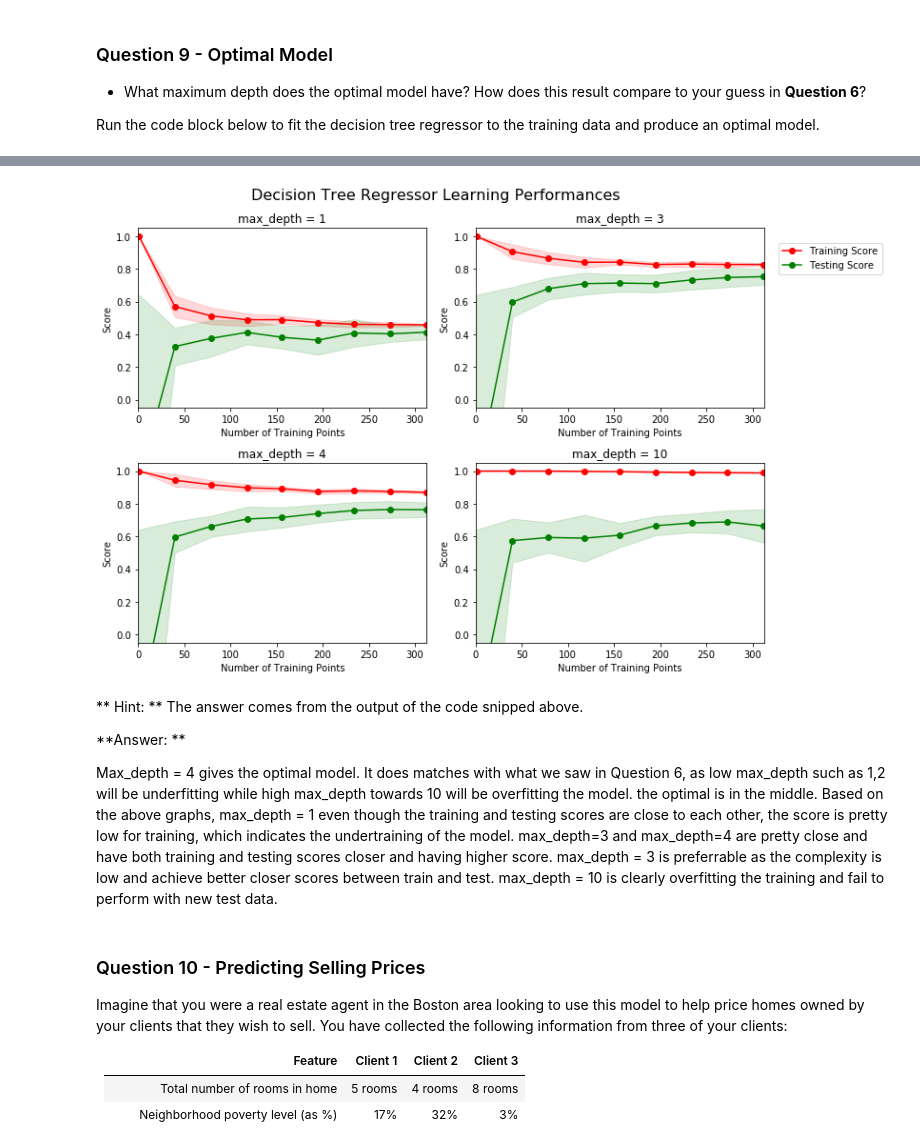
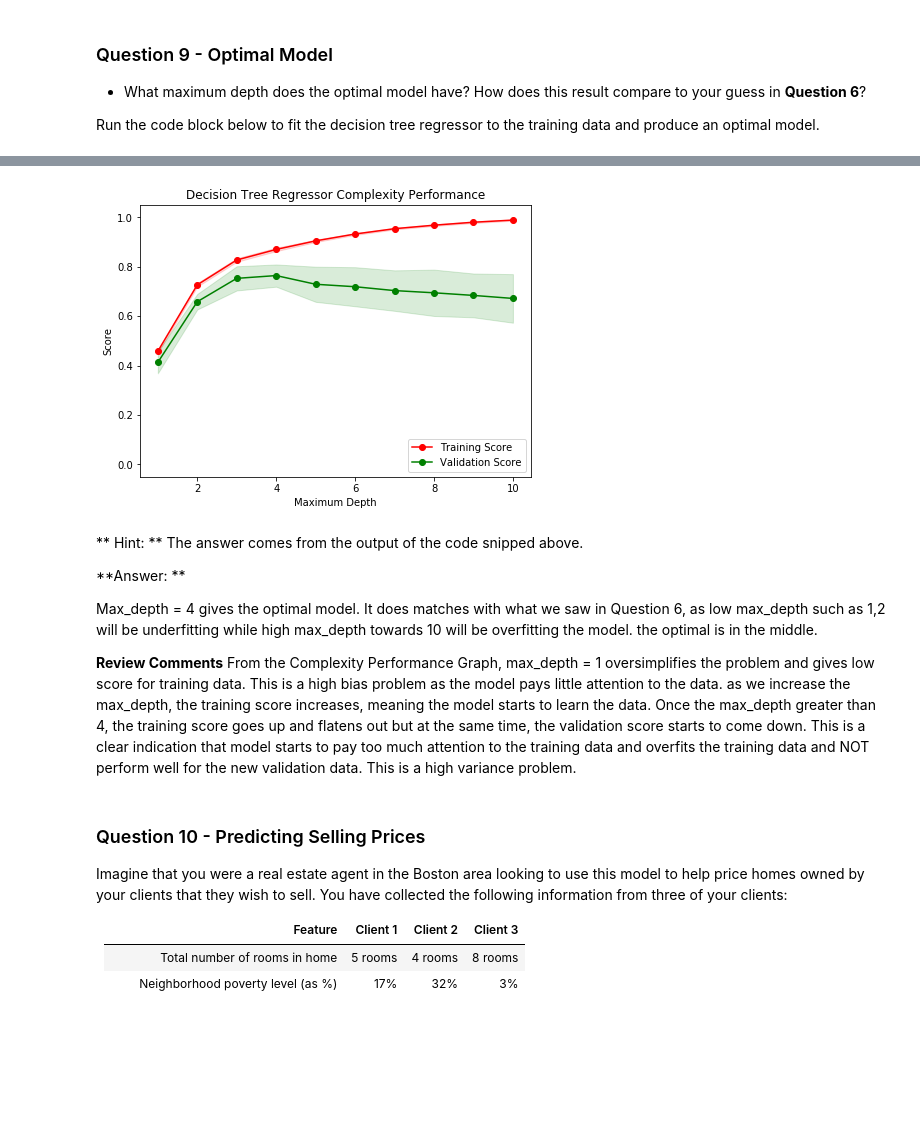
Before and after one commit to gkjegan/boston_housing, a Jupyter notebook: boston_housing.ipynb, the cells around one changed output, grey strips where cells are left out. Drawn from its saved outputs; the diff is of its cells as text; code cells hidden in the pictures; blank space fills up the shorter version.

Commit message:
Review Comments 4

```diff
--- a/boston_housing.ipynb
+++ b/boston_housing.ipynb
@@ -425,19 +425,21 @@ print("Parameter 'max_depth' is {} for the optimal model.".format(reg.get_params
 0.72956666558
 Parameter 'max_depth' is 4 for the optimal model.
 # %%
-vs.ModelLearning(X_train, y_train)
+vs.ModelComplexity(X_train, y_train)
 # %% [output]
-[figure, old version]
+[figure, new version]
 # %% [markdown]
 ** Hint: ** The answer comes from the output of the code snipped above.
 
 **Answer: **
 
 Max_depth = 4 gives the optimal model. It does matches with what we saw in Question 6, as low max_depth such as 1,2 will be underfitting while high max_depth towards 10 will be overfitting the model. the optimal is in the middle.
-Based on the above graphs,
-max_depth = 1 even though the training and testing scores are close to each other, the score is pretty low for training, which indicates the undertraining of the model.
-max_depth=3 and max_depth=4 are pretty close and have both training and testing scores closer and having higher score. max_depth = 3 is preferrable as the complexity is low and achieve better closer scores between train and test.
-max_depth = 10 is clearly overfitting the training and fail to perform with new test data.
+
+**Review Comments**
+From the Complexity Performance Graph,
+max_depth = 1 oversimplifies the problem and gives low score for training data. This is a high bias problem as the model pays little attention to the data.
+as we increase the max_depth, the training score increases, meaning the model starts to learn the data.
+Once the max_depth greater than 4, the training score goes up and flatens out but at the same time, the validation score starts to come down. This is a clear indication that model starts to pay too much attention to the training data and overfits the training data and NOT perform well for the new validation data. This is a high variance problem.
 # %% [markdown]
 ### Question 10 - Predicting Selling Prices
 Imagine that you were a real estate agent in the Boston area looking to use this model to help price homes owned by your clients that they wish to sell. You have collected the following information from three of your clients:
```
Also changed, not shown: parts of 1 cell of this notebook, 1 other file.
